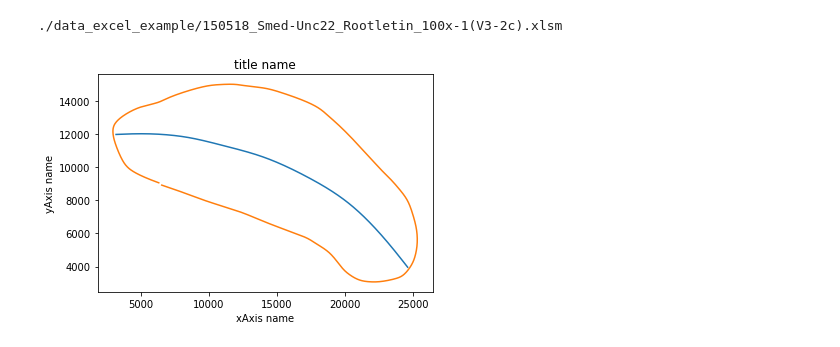
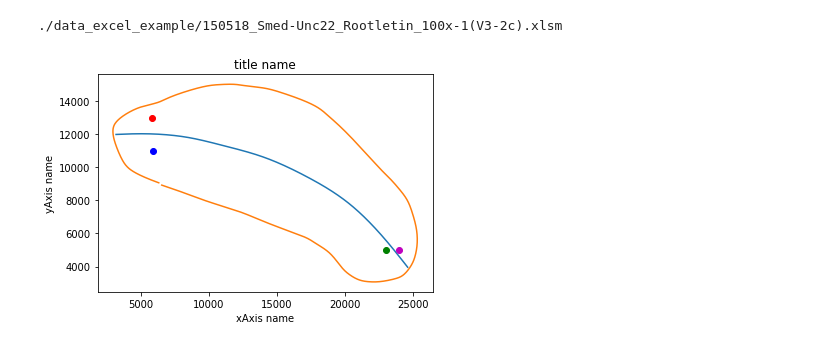
Before and after one commit to RaphaelBecquart/IJM-internship, a Jupyter notebook: Main.ipynb, the cells around one changed output. Drawn from its saved outputs; the diff is of its cells as text; code cells hidden in the pictures.

```diff
--- a/Main.ipynb
+++ b/Main.ipynb
@@ -36,15 +36,19 @@ y_edg = db['worm_edge']['y']
 # %%
 import matplotlib.pyplot as plt
 
 plt.plot(x_mid,y_mid)
 plt.plot(x_edg,y_edg)
+plt.plot(5800, 13000, 'ro')
+plt.plot(5900, 11000, 'bo')
+plt.plot(23000, 5000, 'go')
+plt.plot(24000, 5000, 'mo')
 
 plt.title('title name')
 plt.xlabel('xAxis name')
 plt.ylabel('yAxis name')
 plt.show()
 # %% [output]
-[figure, old version]
+[figure, new version]
 # %%
 # From a midline and an edge, give as output
 midline_final = aggregate_segment_char(x_mid, y_mid,
```
Also changed, not shown: parts of 19 cells of this notebook, 3 other files.
